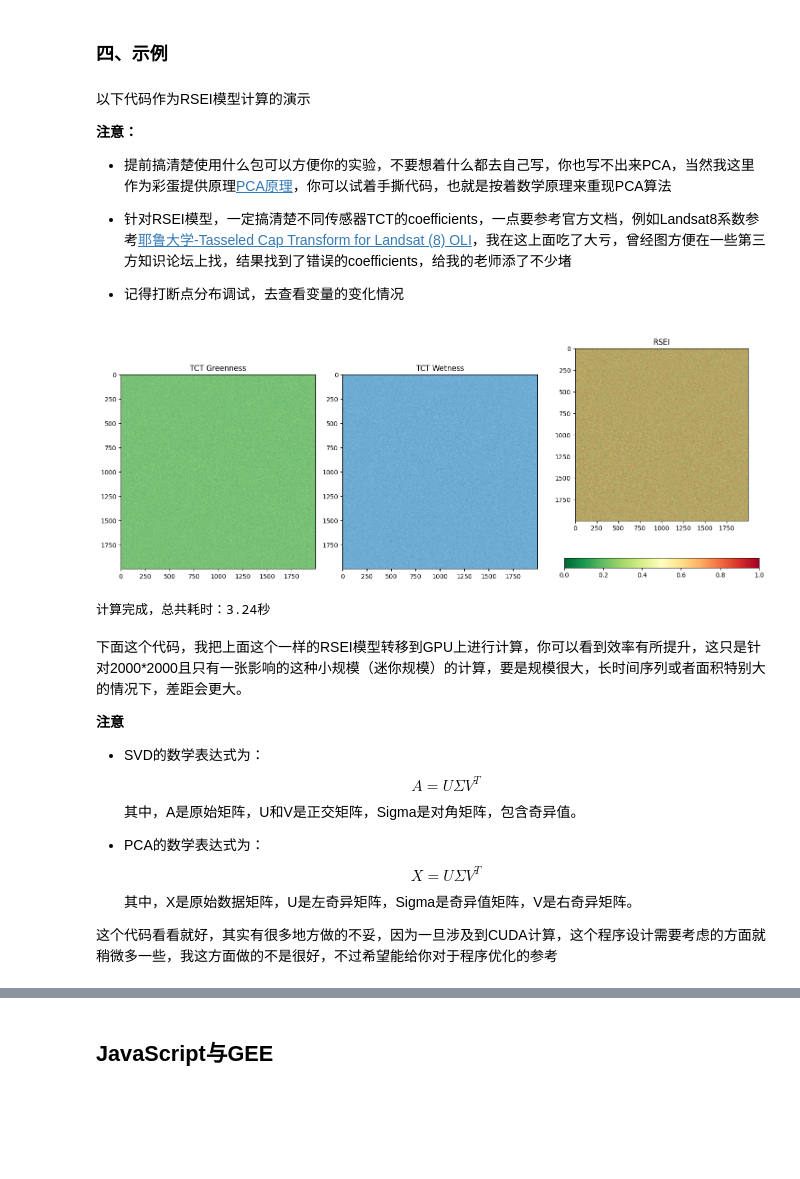
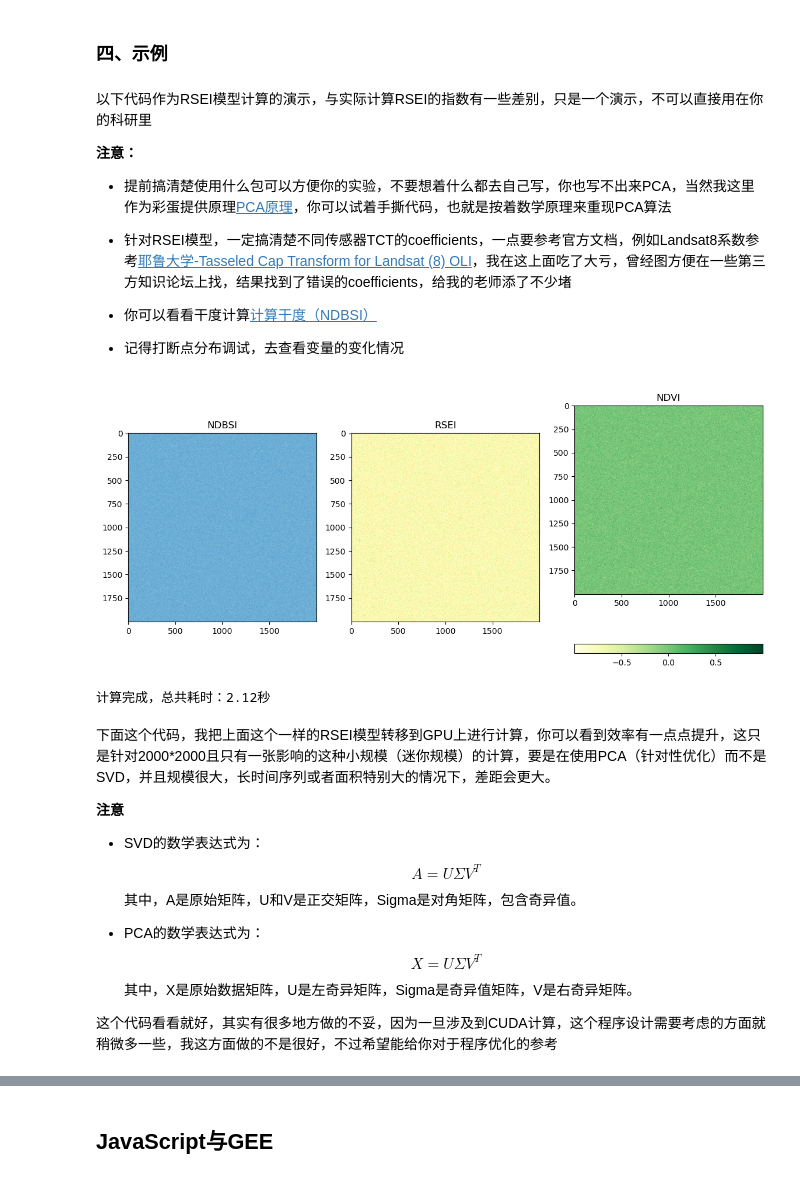
Before and after one commit to OliverJacksonZht/RemoteSensing-Coding-Review, a Jupyter notebook: 笔记.ipynb, the cells around one changed output, grey strips where cells are left out. Saved outputs shown, nothing was run; the diff lists cells and outputs as text; code cells hidden in the pictures; blank space fills up the shorter version.

```diff
--- a/笔记.ipynb
+++ b/笔记.ipynb
@@ -2822,7 +2824,7 @@ print(obj.class_attr)
 # %% [markdown]
 ### 四、示例
 # %% [markdown]
-以下代码作为RSEI模型计算的演示
+以下代码作为RSEI模型计算的演示，与实际计算RSEI的指数有一些差别，只是一个演示，不可以直接用在你的科研里
 
 **注意：**
 
@@ -2830,6 +2832,8 @@ print(obj.class_attr)
 
 - 针对RSEI模型，一定搞清楚不同传感器TCT的coefficients，一点要参考官方文档，例如Landsat8系数参考[耶鲁大学-Tasseled Cap Transform for Landsat (8) OLI](https://yceo.yale.edu/tasseled-cap-transform-landsat-8-oli)，我在这上面吃了大亏，曾经图方便在一些第三方知识论坛上找，结果找到了错误的coefficients，给我的老师添了不少堵
 
+- 你可以看看干度计算[计算干度（NDBSI）](https://blog.csdn.net/guaicaicexu/article/details/125539952)
+
 - 记得打断点分布调试，去查看变量的变化情况
 # %%
 import numpy as np
@@ -2846,55 +2850,92 @@ data = np.random.uniform(low=0.0, high=1.0, size=(2000, 2000, 7)).astype(np.floa
 # 我假装是Landsat 8，来参考缨帽系数
 tct_coefficients = {
     'brightness': [0.3029, 0.2786, 0.4733, 0.5599, 0.5080, 0.1872],
-    'greenness': [-0.2941, -0.2430, -0.5424, 0.7276, 0.0713, -0.1608],
+    # 'greenness': [-0.2941, -0.2430, -0.5424, 0.7276, 0.0713, -0.1608], #我们这里应该参考徐涵秋老师的公式，不用缨帽的绿度
     'wetness': [0.1511, 0.1973, 0.3283, 0.3407, -0.7117, -0.4559]
 }
 
 # 提取前6个波段（B2-B7）进行缨帽变换
 bands_tct = data[..., :6]
 
-# 计算缨帽分量（绿度、亮度、湿度）
+# 计算缨帽分量（绿度、亮度、湿度）,这个地方的绿度分量我们不用缨帽变换，单独用NDVI提出来算
 brightness = np.sum(bands_tct * tct_coefficients['brightness'], axis=2)
-greenness = np.sum(bands_tct * tct_coefficients['greenness'], axis=2)
+greenness = (data[...,4] - data[...,3])/(data[...,4] + data[...,3] + 1e-10)
 wetness = np.sum(bands_tct * tct_coefficients['wetness'], axis=2)
 
 # 干度指数 = (SWIR1 - 近红外) / (SWIR1 + 近红外)
-dryness = (bands_tct[...,4] - bands_tct[...,3]) / (bands_tct[...,4] + bands_tct[...,3] + 1e-10)
+#我想偷懒没偷成，不要学我，一开始就得标注好波段索引
+CA = 0      #B1
+BLUE = 1    # B2
+GREEN = 2   # B3
+RED = 3     # B4
+NIR = 4     # B5
+SWIR1 = 5   # B6
+SWIR2 = 6   # B7
 
-# 地表温度（模拟一下热红外B10，我们假设温度范围280-320K归一化到0-1）
+def safe_divide(a, b):
+    """安全的除法运算，防止除以零"""
+    return a / (b + 1e-10)
+
+# 计算IBI分量
+SWIR1_band = data[..., SWIR1]
+NIR_band = data[..., NIR]
+RED_band = data[..., RED]
+GREEN_band = data[..., GREEN]
+BLUE_band = data[..., BLUE]
+
+IBI_numerator = 2 * safe_divide(SWIR1_band, SWIR1_band + NIR_band) - \
+               (safe_divide(NIR_band, NIR_band + RED_band) +
+                safe_divide(GREEN_band, GREEN_band + SWIR1_band))
+
+IBI_denominator = 2 * safe_divide(SWIR1_band, SWIR1_band + NIR_band) + \
+                 (safe_divide(NIR_band, NIR_band + RED_band) +
+                  safe_divide(GREEN_band, GREEN_band + SWIR1_band))
+
+IBI = safe_divide(IBI_numerator, IBI_denominator)
+
+# 计算SI分量
+SI_numerator = (SWIR1_band + RED_band) - (NIR_band + BLUE_band)
+SI_denominator = (SWIR1_band + RED_band) + (NIR_band + BLUE_band)
+SI = safe_divide(SI_numerator, SI_denominator)
+
+# 计算NDBSI
+dryness = (IBI + SI) / 2
+
+# 地表温度（模拟一下热红外B10，我们假装温度范围280-320K归一化到0-1），但是真实的地表温度不可以这么算，要参考正经的LST指数，我这里偷个懒
 lst = data[...,6] * 40 + 280  # 反归一化到温度范围
 
 # 标准化（这里具体应该标准化还是直接归一化我忘了，留给你自己查叭）
 scaler = MinMaxScaler()
 indicators = np.stack([
     scaler.fit_transform(greenness.reshape(-1,1)).flatten(),  # 绿度
     scaler.fit_transform(wetness.reshape(-1,1)).flatten(),    # 湿度
     scaler.fit_transform(dryness.reshape(-1,1)).flatten(),    # 干度
     scaler.fit_transform(lst.reshape(-1,1)).flatten()         # 热度
-], axis=1)
+], axis=1)# 列方向
 
 # PCA
 pca = PCA(n_components=1)
 rsei = pca.fit_transform(indicators).reshape(2000, 2000)
 
 # 归一化
 rsei_norm = (rsei - rsei.min()) / (rsei.max() - rsei.min())
 
-# 可视化，因为是随机数，所以结果就是非常均匀的颜色，是正常的
+# 可视化，因为是随机数，所以结果就是均匀的颜色，是正常的
 plt.figure(figsize=(15,6))
-plt.subplot(131), plt.imshow(greenness, cmap='YlGn'), plt.title('TCT Greenness')
-plt.subplot(132), plt.imshow(wetness, cmap='Blues'), plt.title('TCT Wetness')
-plt.subplot(133), plt.imshow(rsei_norm, cmap='RdYlGn_r'), plt.title('RSEI')
+# plt.subplot(141), plt.imshow(greenness, cmap='YlGn'), plt.title('TCT Greenness')
+plt.subplot(142), plt.imshow(dryness, cmap='Blues'), plt.title('NDBSI')
+plt.subplot(143), plt.imshow(rsei_norm, cmap='RdYlGn_r'), plt.title('RSEI')
+plt.subplot(144),plt.imshow(greenness,cmap = 'YlGn'),plt.title('NDVI')
 plt.colorbar(orientation='horizontal'), plt.tight_layout(), plt.show()
 
 
 useage = (time.time() - time_start)
 print(f'计算完成，总共耗时：{useage:.2f}秒')
 # %% [output]
-[figure, old version]
+[figure, new version]
-计算完成，总共耗时：3.24秒
+计算完成，总共耗时：2.12秒
 # %% [markdown]
-下面这个代码，我把上面这个一样的RSEI模型转移到GPU上进行计算，你可以看到效率有所提升，这只是针对2000*2000且只有一张影响的这种小规模（迷你规模）的计算，要是规模很大，长时间序列或者面积特别大的情况下，差距会更大。
+下面这个代码，我把上面这个一样的RSEI模型转移到GPU上进行计算，你可以看到效率有一点点提升，这只是针对2000*2000且只有一张影响的这种小规模（迷你规模）的计算，要是在使用PCA（针对性优化）而不是SVD，并且规模很大，长时间序列或者面积特别大的情况下，差距会更大。
 
 **注意**
 
```
Also changed, not shown: parts of 10 cells of this notebook.
